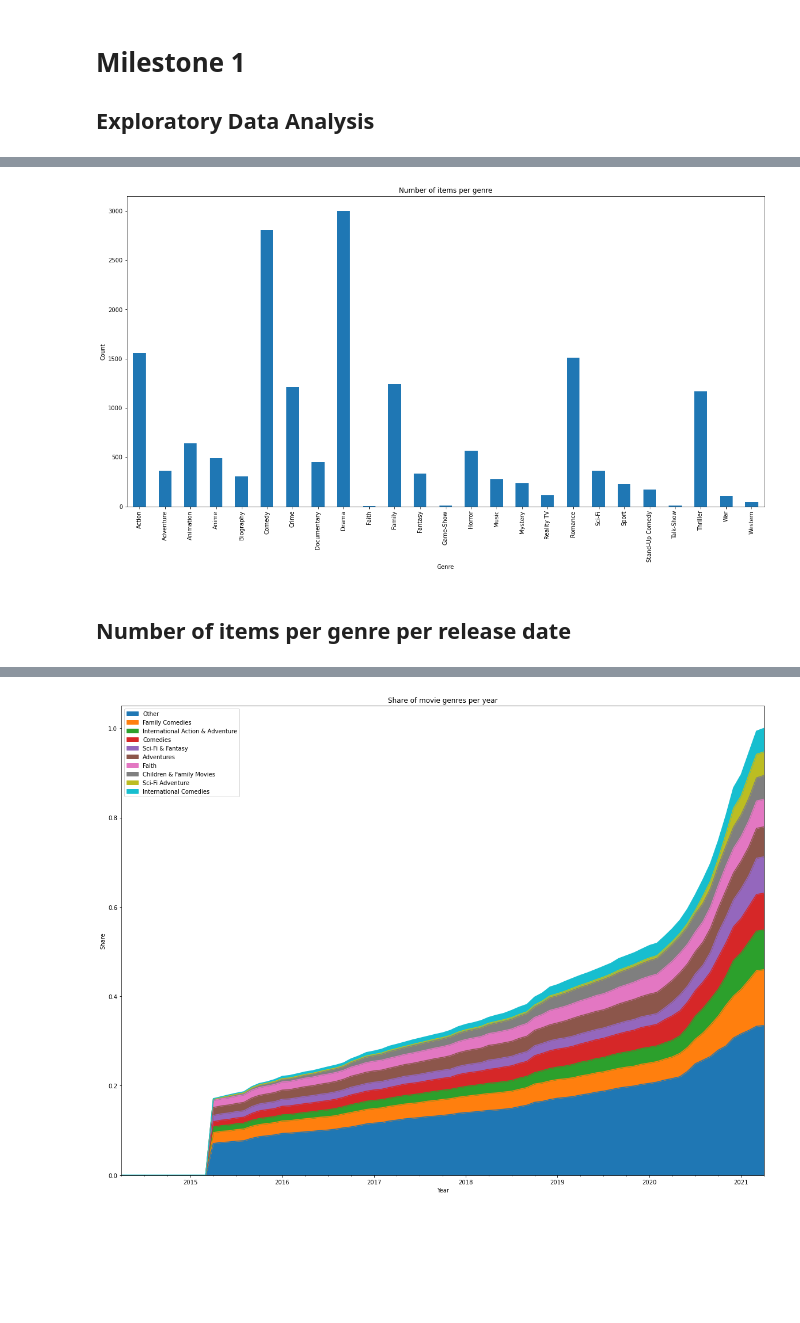
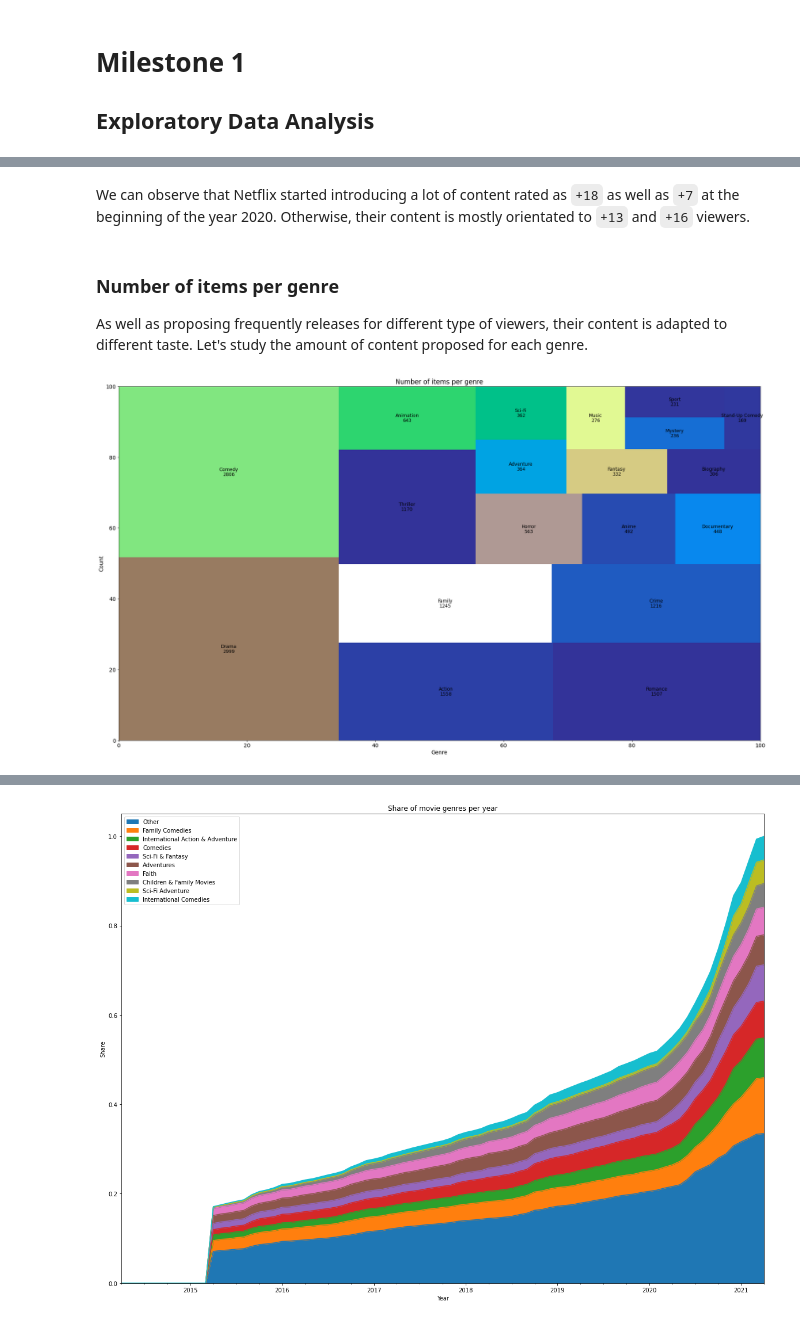
Before and after one commit to karimassi/netviz, a Jupyter notebook: milestones/eda.ipynb, the cells around one changed output, grey strips where cells are left out. Cells and saved outputs as stored; diff of their text form; code cells hidden in the pictures; blank space fills up the shorter version.

```diff
--- a/milestones/eda.ipynb
+++ b/milestones/eda.ipynb
@@ -31,6 +32,9 @@ movies['actors'] = movies.actors.str.split(',')
 movies['directors'] = movies.directors.str.split(',')
 movies['alternate genres'] = movies['alternate genres'].str.split(',')
 movies['release date on Netflix'] = pd.to_datetime(movies['release date on Netflix'])
+
+movies['month'] = movies['release date on Netflix'].dt.month
+movies['year'] = movies['release date on Netflix'].dt.year
 # %%
 # Dictionnary for faster countries and genres access
 countries_to_name = countries.set_index('id').to_dict(orient='index')
@@ -159,14 +158,35 @@ plt.show()
+# %% [markdown]
+We can observe that Netflix started introducing a lot of content rated as `+18` as well as `+7` at the beginning of the year 2020. Otherwise, their content is mostly orientated to `+13` and `+16` viewers.
+# %% [markdown]
+### Number of items per genre
+
+As well as proposing frequently releases for different type of viewers, their content is adapted to different taste. Let's study the amount of content proposed for each genre.
 # %%
+import squarify
+import random
+
 genre_counts = movies.genres.explode().value_counts()
 genre_counts.index = genre_counts.index.map(get_genre_name)
-genre_counts.sort_index(inplace = True)
+#genre_counts.sort_index(inplace = True)
+genre_counts = genre_counts[genre_counts>150]
 
-genre_counts.plot.bar(figsize = (20, 10))
+# Create a dataset:
+my_values=[i**3 for i in range(len(genre_counts))]
+
+# create a color palette, mapped to these values
+cmap = matplotlib.cm.terrain
+mini=min(my_values)
+maxi=max(my_values)
+norm = matplotlib.colors.Normalize(vmin=mini, vmax=maxi)
+colors = [cmap(norm(value)) for value in my_values]
+random.shuffle(colors)
+
+plt.figure(figsize = (30,17))
+squarify.plot(sizes = genre_counts, value = genre_counts.values, label = genre_counts.index, color = colors,text_kwargs={'color':'black', 'fontsize':12})
+#genre_counts.plot.bar(figsize = (20, 10))
 plt.title('Number of items per genre')
 plt.xlabel('Genre')
 plt.ylabel('Count')
 plt.show()
 # %% [output]
-[figure, old version]
+[figure, new version]
-# %% [markdown]
-## Number of items per genre per release date
```
Also changed, not shown: parts of 36 cells of this notebook.
